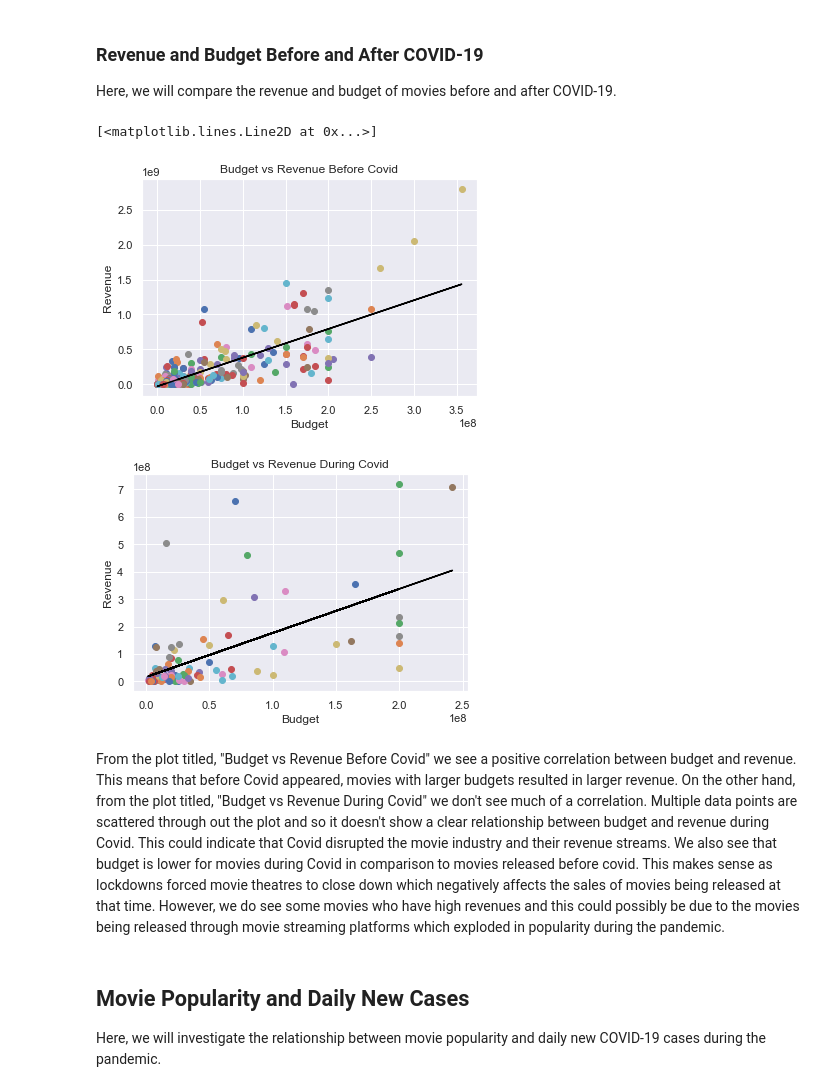
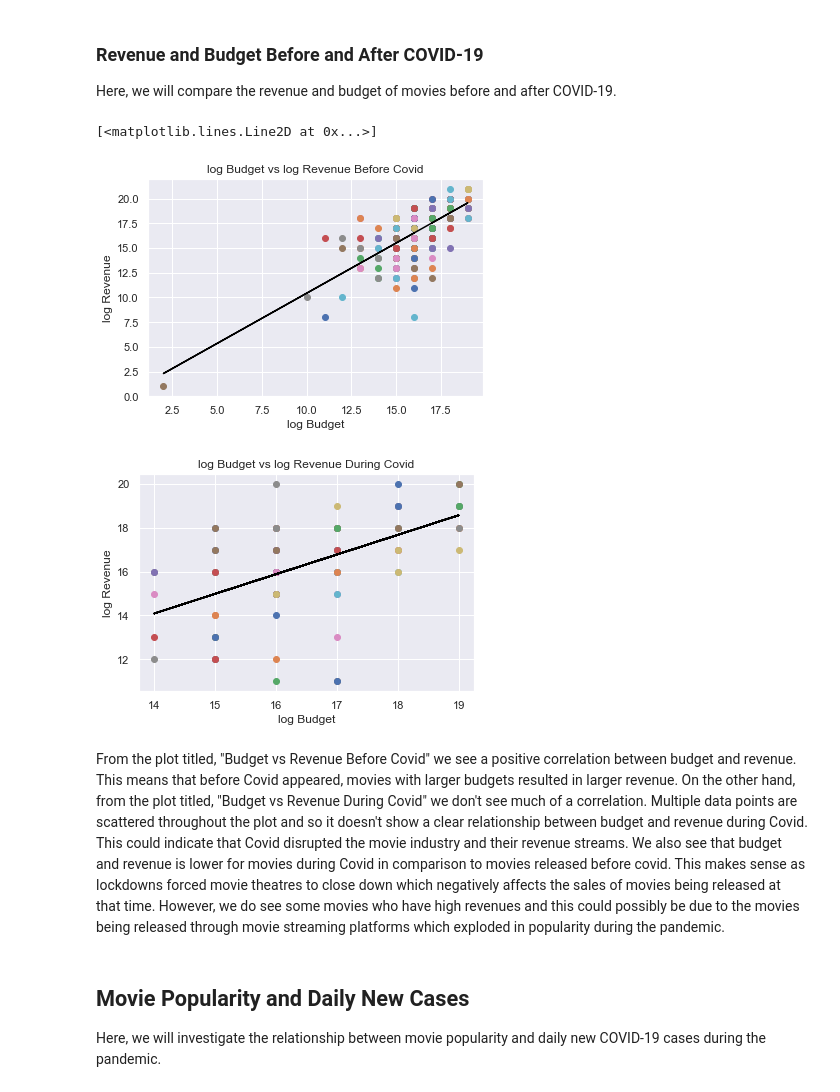
Before and after one commit to stan-GH/final-tutorial, a Jupyter notebook: final_tutorial.ipynb, the cells around one changed output. Saved outputs shown, nothing was run; the diff lists cells and outputs as text; code cells hidden in the pictures.

```diff
--- a/final_tutorial.ipynb
+++ b/final_tutorial.ipynb
@@ -431,45 +431,45 @@ budgetBeforeCovid = []
 
 fig1, ax1 = pyplot.subplots() # revenue vs budget before covid scatter plot
 fig2, ax2 = pyplot.subplots() # revenue vs budget during covoid scatter plot
 
 #Plots revenue and budget data on to either the revenue vs budget before covid scatter plot or revenue vs budget
 #during covid scatter plot.
 for i, row in moviesDF.iterrows():
-    revenue = int(moviesDF.at[i, 'revenue'])
-    budget = int(moviesDF.at[i, 'budget'])
+    revenue = int(moviesDF.at[i, 'log revenue'])
+    budget = int(moviesDF.at[i, 'log budget'])
     if moviesDF.at[i, 'during_covid']:
         revenueDuringCovid.append(revenue)
         budgetDuringCovid.append(budget)
         ax2.scatter(budget, revenue)
     else:
         revenueBeforeCovid.append(revenue)
         budgetBeforeCovid.append(budget)
         ax1.scatter(budget, revenue)
 
 
-ax1.set_title("Budget vs Revenue Before Covid")
-ax1.set_xlabel("Budget")
-ax1.set_ylabel("Revenue")
+ax1.set_title("log Budget vs log Revenue Before Covid")
+ax1.set_xlabel("log Budget")
+ax1.set_ylabel("log Revenue")
 
-ax2.set_title("Budget vs Revenue During Covid")
-ax2.set_xlabel("Budget")
-ax2.set_ylabel("Revenue")
+ax2.set_title("log Budget vs log Revenue During Covid")
+ax2.set_xlabel("log Budget")
+ax2.set_ylabel("log Revenue")
 
 budgetBeforeCovid, budgetDuringCovid = pd.Series(budgetBeforeCovid), pd.Series(budgetDuringCovid)
 
 m1, b1 = np.polyfit(budgetBeforeCovid, revenueBeforeCovid, deg=1)
 #Plot regression line for budget before covid vs revenue before Covid scatter plot
 ax1.plot(budgetBeforeCovid, m1*budgetBeforeCovid + b1, color="black")
 
 m2, b2 = np.polyfit(budgetDuringCovid, revenueDuringCovid, deg=1)
 #Plot regression line for budget after covid vs revenue after Covid scatter plot
 ax2.plot(budgetDuringCovid, m2*budgetDuringCovid + b2, color="black")
 # %% [output]
 [<matplotlib.lines.Line2D at 0x...>]
-[figure, old version]
+[figure, new version]
-[figure, old version]
+[figure, new version]
 # %% [markdown]
-From the plot titled, "Budget vs Revenue Before Covid" we see a positive correlation between budget and revenue. This means that before Covid appeared, movies with larger budgets resulted in larger revenue. On the other hand, from the plot titled, "Budget vs Revenue During Covid" we don't see much of a correlation. Multiple data points are scattered through out the plot and so it doesn't show a clear relationship between budget and revenue during Covid. This could indicate that Covid disrupted the movie industry and their revenue streams. We also see that budget is lower for movies during Covid in comparison to movies released before covid. This makes sense as lockdowns forced movie theatres to close down which negatively affects the sales of movies being released at that time. However, we do see some movies who have high revenues and this could possibly be due to the movies being released through movie streaming platforms which exploded in popularity during the pandemic.
+From the plot titled, "Budget vs Revenue Before Covid" we see a positive correlation between budget and revenue. This means that before Covid appeared, movies with larger budgets resulted in larger revenue. On the other hand, from the plot titled, "Budget vs Revenue During Covid" we don't see much of a correlation. Multiple data points are scattered throughout the plot and so it doesn't show a clear relationship between budget and revenue during Covid. This could indicate that Covid disrupted the movie industry and their revenue streams. We also see that budget and revenue is lower for movies during Covid in comparison to movies released before covid. This makes sense as lockdowns forced movie theatres to close down which negatively affects the sales of movies being released at that time. However, we do see some movies who have high revenues and this could possibly be due to the movies being released through movie streaming platforms which exploded in popularity during the pandemic.
 # %% [markdown]
 <h2> Movie Popularity and Daily New Cases </h2>
 
```
Also changed, not shown: parts of 7 cells of this notebook.
